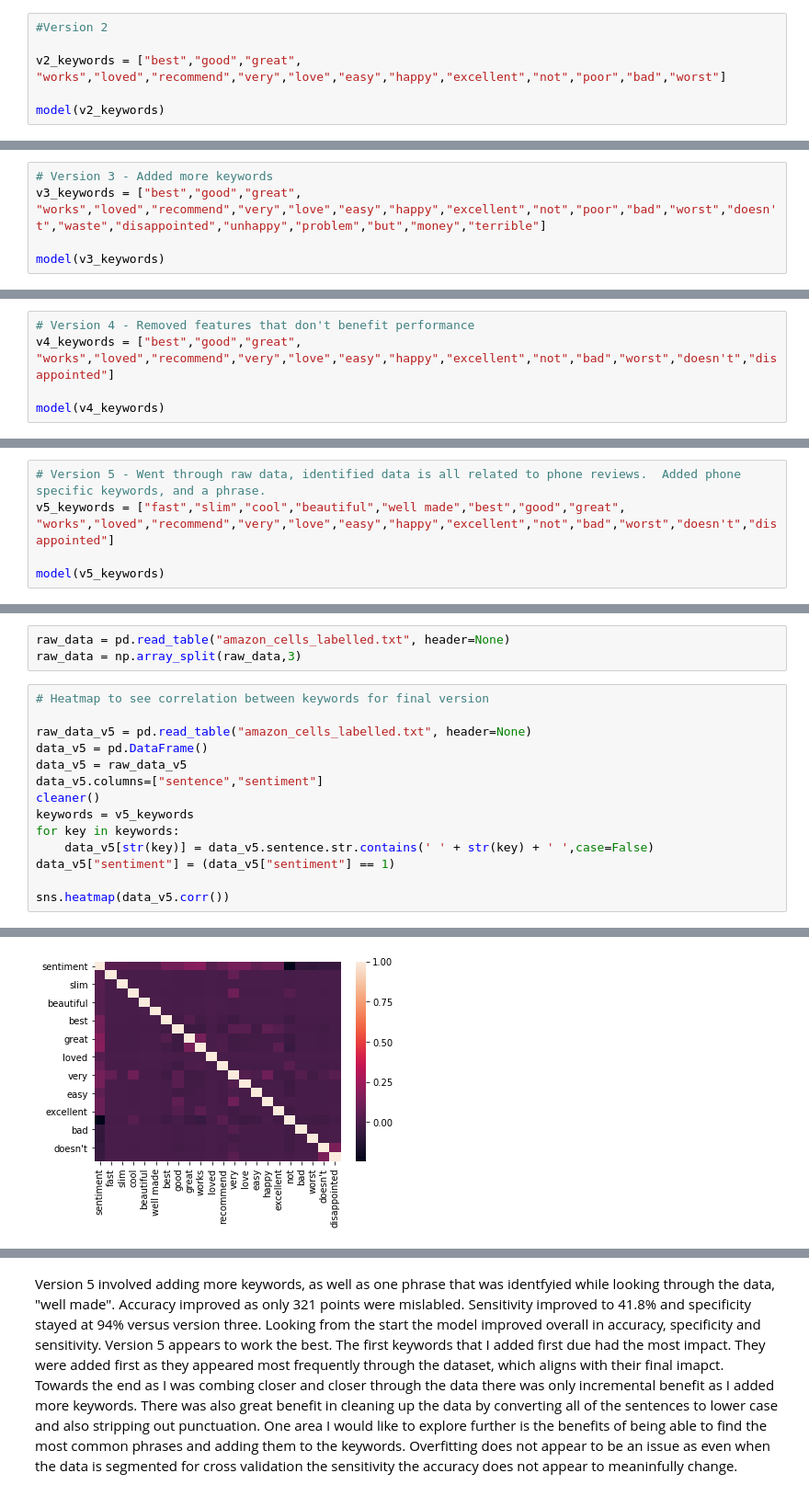
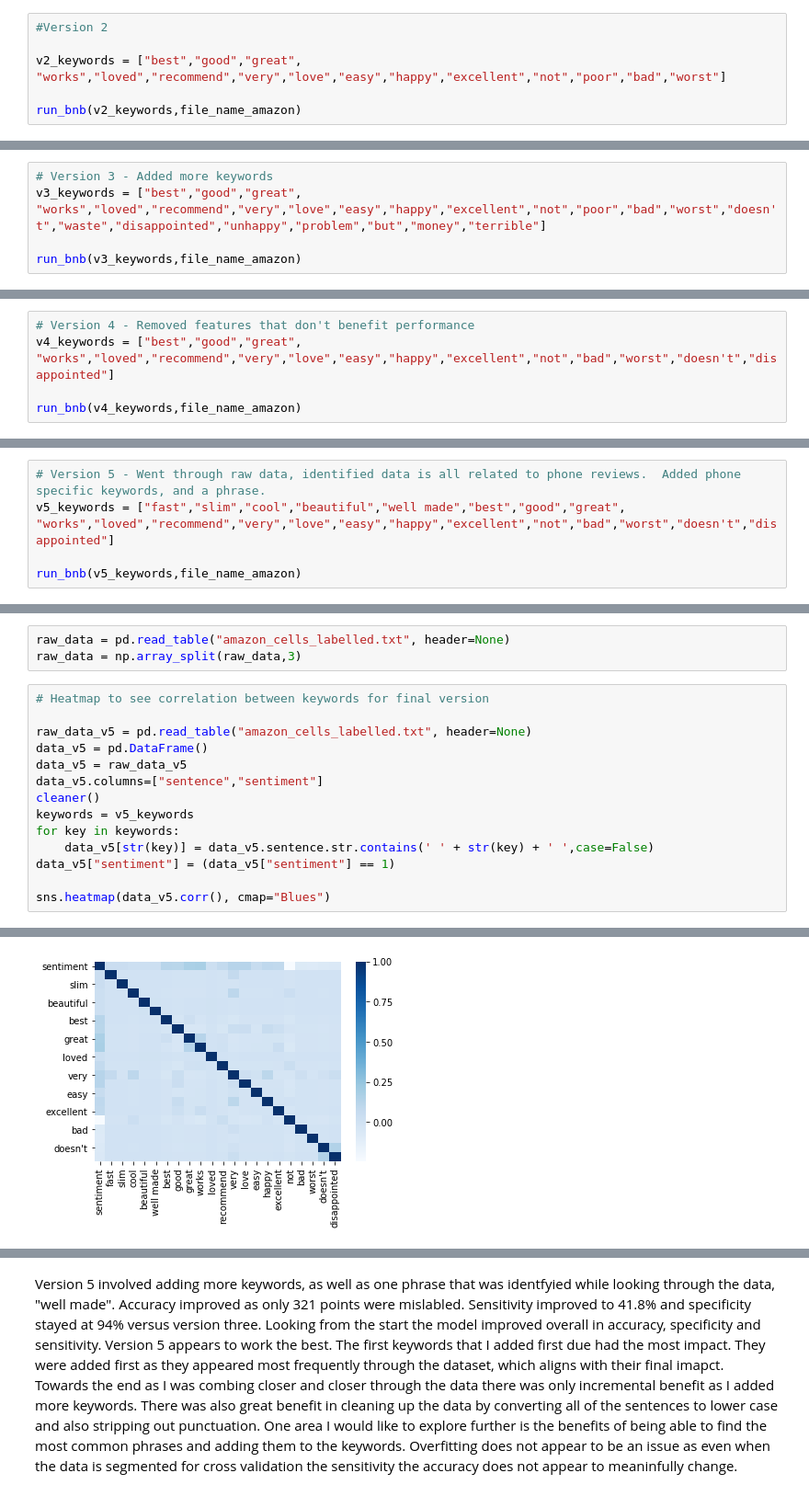
Before and after one commit to zinrion/Thinkful-Projects, a Jupyter notebook: Challenge - Iterate and Evaluate Your Classifier.ipynb, the cells around one changed output, grey strips where cells are left out. Shown: that part at 92% size. Saved outputs shown, nothing was run; the diff lists cells and outputs as text.

```diff
--- a/Challenge - Iterate and Evaluate Your Classifier.ipynb
+++ b/Challenge - Iterate and Evaluate Your Classifier.ipynb
@@ -171,7 +174,7 @@ Version one was the starting point, with the most common words from the slice of
 
 v2_keywords = ["best","good","great", "works","loved","recommend","very","love","easy","happy","excellent","not","poor","bad","worst"]
 
-model(v2_keywords)
+run_bnb(v2_keywords,file_name_amazon)
 # %% [output]
 Number of mislabeled points out of a total 1000 points : 327
 Sensitivity : 0.408
@@ -182,7 +185,7 @@ For version two additional keywords from the slice of positive reviews were adde
 # Version 3 - Added more keywords
 v3_keywords = ["best","good","great", "works","loved","recommend","very","love","easy","happy","excellent","not","poor","bad","worst","doesn't","waste","disappointed","unhappy","problem","but","money","terrible"]
 
-model(v3_keywords)
+run_bnb(v3_keywords,file_name_amazon)
 # %% [output]
 Number of mislabeled points out of a total 1000 points : 327
 Sensitivity : 0.406
@@ -193,7 +196,7 @@ For version 3 several more keywords were added.  This had no impact on accuracy
 # Version 4 - Removed features that don't benefit performance
 v4_keywords = ["best","good","great", "works","loved","recommend","very","love","easy","happy","excellent","not","bad","worst","doesn't","disappointed"]
 
-model(v4_keywords)
+run_bnb(v4_keywords,file_name_amazon)
 # %% [output]
 Number of mislabeled points out of a total 1000 points : 327
 Sensitivity : 0.406
@@ -204,7 +207,7 @@ Version four was removal of features that were not materially benefiting accurac
 # Version 5 - Went through raw data, identified data is all related to phone reviews.  Added phone specific keywords, and a phrase.
 v5_keywords = ["fast","slim","cool","beautiful","well made","best","good","great", "works","loved","recommend","very","love","easy","happy","excellent","not","bad","worst","doesn't","disappointed"]
 
-model(v5_keywords)
+run_bnb(v5_keywords,file_name_amazon)
 # %% [output]
 Number of mislabeled points out of a total 1000 points : 321
 Sensitivity : 0.418
@@ -215,17 +218,17 @@ raw_data = np.array_split(raw_data,3)
 # %%
 # Heatmap to see correlation between keywords for final version
 
 raw_data_v5 = pd.read_table("amazon_cells_labelled.txt", header=None)
 data_v5 = pd.DataFrame()
 data_v5 = raw_data_v5
 data_v5.columns=["sentence","sentiment"]
 cleaner()
 keywords = v5_keywords
 for key in keywords:
     data_v5[str(key)] = data_v5.sentence.str.contains(' ' + str(key) + ' ',case=False)
 data_v5["sentiment"] = (data_v5["sentiment"] == 1)
 
-sns.heatmap(data_v5.corr())
+sns.heatmap(data_v5.corr(), cmap="Blues")
 # %% [output]
 <matplotlib.axes._subplots.AxesSubplot at 0x...>
-[figure, old version]
+[figure, new version]
```
Also changed, not shown: parts of 12 cells of this notebook.
